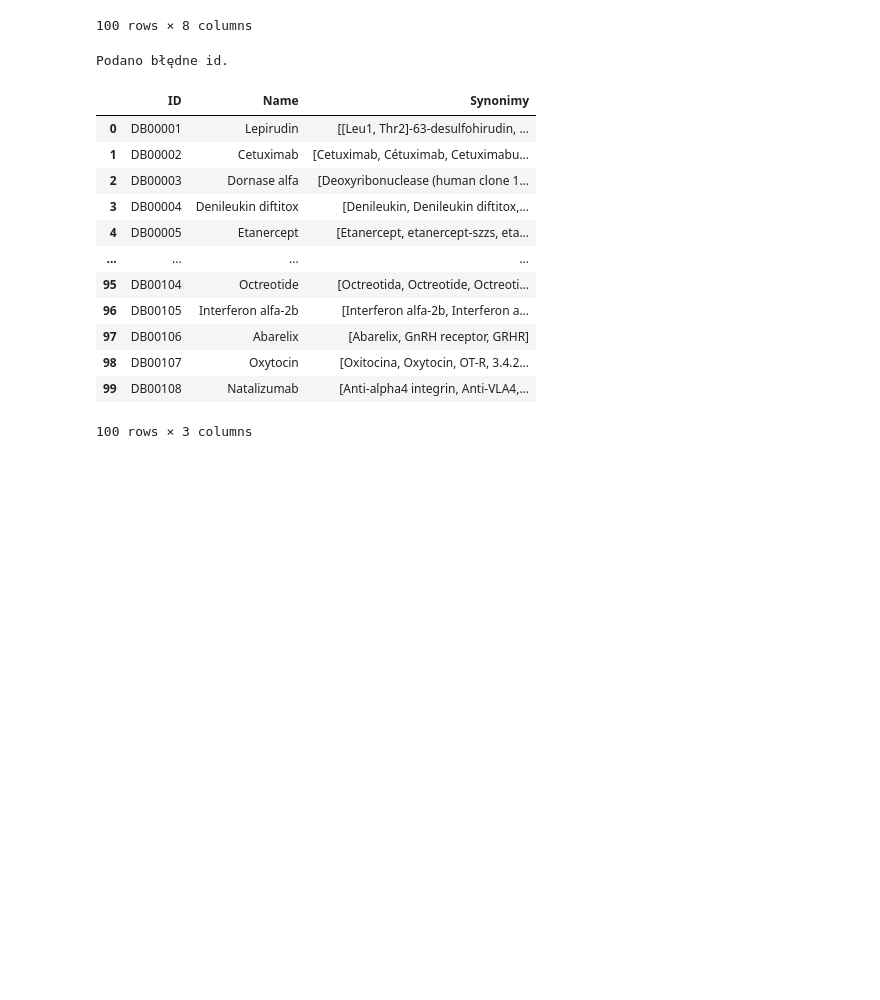
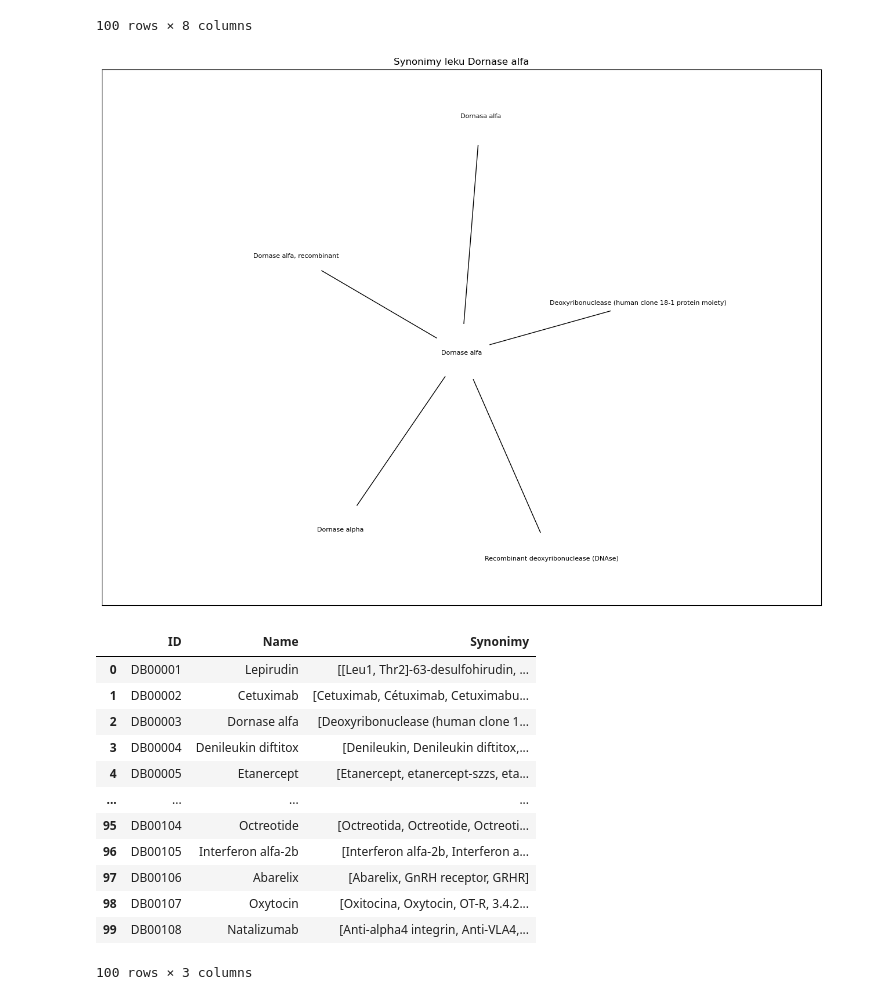
Before and after one commit to pstol123/drugbank-explorer, a Jupyter notebook: 1.ipynb, the cells around one changed output. Cells and saved outputs as stored; diff of their text form; code cells hidden in the pictures; blank space fills up the shorter version.

```diff
--- a/1.ipynb
+++ b/1.ipynb
@@ -9,9 +9,14 @@ data = soup.find_all(lambda lek: lek.name == 'drug' and lek.has_attr('xmlns'))
 wiersze = []
 
 for lek in data:
-    interakcje = lek.find('food-interactions').find_all('food-interaction')
+    interakcje = []
+    bloki = lek.find_all('food-interactions')
+
+    for i in bloki:
+        interakcje += i.find_all('food-interaction')
+
     lek_info = {
-        'ID' : lek.find('drugbank-id').text,
+        'ID' : lek.find(lambda atr: atr.name == 'drugbank-id' and atr.has_attr('primary')).text,
         'Name' : lek.find('name').text,
         'Typ' : lek['type'],
         'Opis' : lek.find('description').text,
@@ -59,7 +64,7 @@ for lek in data:
         synonimy += i.find_all('synonym')
 
     lek_info = {
-        'ID' : lek.find('drugbank-id').text,
+        'ID' : lek.find(lambda atr: atr.name == 'drugbank-id' and atr.has_attr('primary')).text,
         'Name' : lek.find('name').text,
         'Synonimy' : [i.text for i in synonimy]
     }
@@ -77,44 +82,44 @@ def znajdz_synonimy(id):
 
     syno = wynik.loc[wynik['ID'] == id, 'Synonimy'].values[0]
     name = wynik.loc[wynik['ID'] == id, 'Name'].values[0]
 
     graph = nx.Graph()
     graph.add_nodes_from(syno)
 
     krawedzie = []
     for i in syno:
         if(i != name):
             krawedzie.append((i, name))
     graph.add_edges_from(krawedzie)
 
     pozycje = nx.kamada_kawai_layout(graph)
 
     plt.figure(figsize=(16,12))
 
     nx.draw_networkx_edges(graph, pozycje)
     etykiety = {i: str(i) for i in graph.nodes()}
     nx.draw_networkx_nodes(graph, pozycje, alpha=1, node_color="white", node_size=5000)
     nx.draw_networkx_labels(graph, pozycje, labels=etykiety, font_size=8)
 
     plt.xlim(-2, 2)
     plt.title("Synonimy leku " +  str(name))
     plt.show()
 
 znajdz_synonimy('DB00003')
 
 wynik
 # %% [output]
+[figure, added]
+|  | ID | Name | Synonimy |
+| 0 | DB00001 | Lepirudin | [[Leu1, Thr2]-63-desulfohirudin, ... |
+| 1 | DB00002 | Cetuximab | [Cetuximab, Cétuximab, Cetuximabu... |
+| 2 | DB00003 | Dornase alfa | [Deoxyribonuclease (human clone 1... |
+| 3 | DB00004 | Denileukin diftitox | [Denileukin, Denileukin diftitox,... |
+| 4 | DB00005 | Etanercept | [Etanercept, etanercept-szzs, eta... |
+| ... | ... | ... | ... |
+| 95 | DB00104 | Octreotide | [Octreotida, Octreotide, Octreoti... |
+| 96 | DB00105 | Interferon alfa-2b | [Interferon alfa-2b, Interferon a... |
+| 97 | DB00106 | Abarelix | [Abarelix, GnRH receptor, GRHR] |
+| 98 | DB00107 | Oxytocin | [Oxitocina, Oxytocin, OT-R, 3.4.2... |
+| 99 | DB00108 | Natalizumab | [Anti-alpha4 integrin, Anti-VLA4,... |
-Podano błędne id.
+100 rows × 3 columns
-|  | ID | Name | Synonimy |
-| 0 | DB00001 | Lepirudin | [[Leu1, Thr2]-63-desulfohirudin, ... |
-| 1 | DB00002 | Cetuximab | [Cetuximab, Cétuximab, Cetuximabu... |
-| 2 | DB00003 | Dornase alfa | [Deoxyribonuclease (human clone 1... |
-| 3 | DB00004 | Denileukin diftitox | [Denileukin, Denileukin diftitox,... |
-| 4 | DB00005 | Etanercept | [Etanercept, etanercept-szzs, eta... |
-| ... | ... | ... | ... |
-| 95 | DB00104 | Octreotide | [Octreotida, Octreotide, Octreoti... |
-| 96 | DB00105 | Interferon alfa-2b | [Interferon alfa-2b, Interferon a... |
-| 97 | DB00106 | Abarelix | [Abarelix, GnRH receptor, GRHR] |
-| 98 | DB00107 | Oxytocin | [Oxitocina, Oxytocin, OT-R, 3.4.2... |
-| 99 | DB00108 | Natalizumab | [Anti-alpha4 integrin, Anti-VLA4,... |
-100 rows × 3 columns
```
Also changed, not shown: parts of 1 cell of this notebook.
